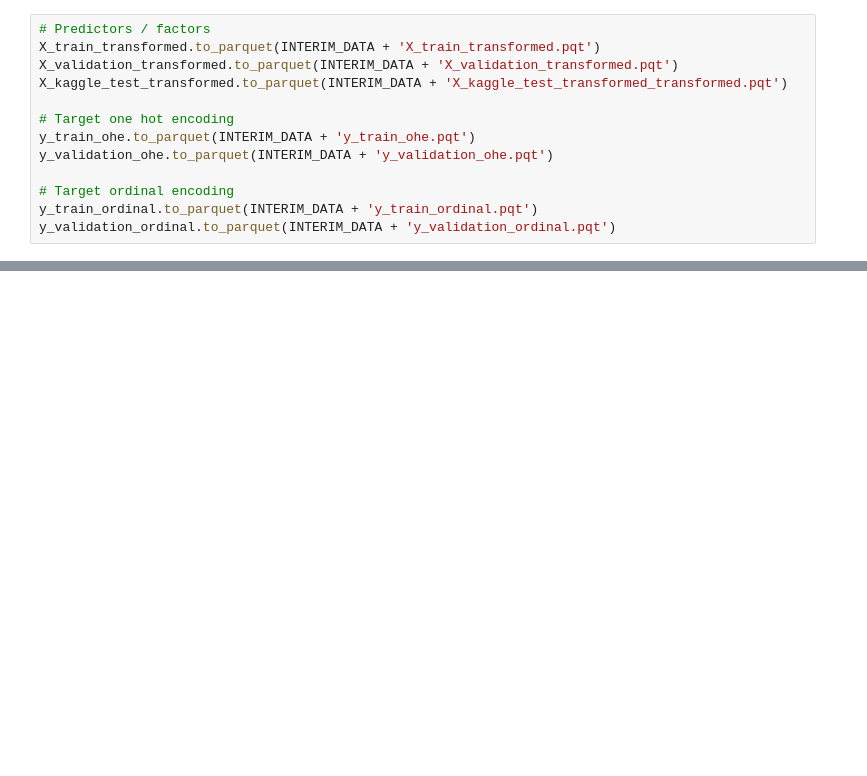
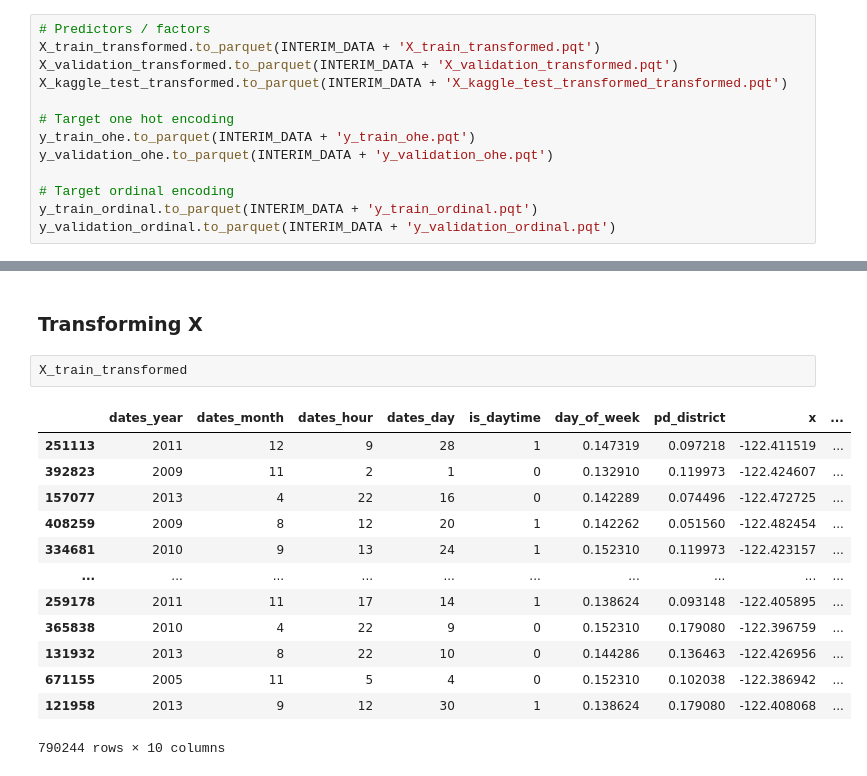
Before and after one commit to marcodeamicis/sf_crime, a Jupyter notebook: notebooks/2_data_preparation_suto.ipynb, the cells around one changed output, grey strips where cells are left out. Drawn from its saved outputs; the diff is of its cells as text; blank space fills up the shorter version.

```diff
--- a/notebooks/2_data_preparation_suto.ipynb
+++ b/notebooks/2_data_preparation_suto.ipynb
@@ -392,0 +414,18 @@ y_validation_ordinal.to_parquet(INTERIM_DATA + 'y_validation_ordinal.pqt')
+# %% [markdown]
+### Transforming X
+# %%
+X_train_transformed
+# %% [output]
+|  | dates_year | dates_month | dates_hour | dates_day | is_daytime | day_of_week | pd_district | x | ... |
+| 251113 | 2011 | 12 | 9 | 28 | 1 | 0.147319 | 0.097218 | -122.411519 | ... |
+| 392823 | 2009 | 11 | 2 | 1 | 0 | 0.132910 | 0.119973 | -122.424607 | ... |
+| 157077 | 2013 | 4 | 22 | 16 | 0 | 0.142289 | 0.074496 | -122.472725 | ... |
+| 408259 | 2009 | 8 | 12 | 20 | 1 | 0.142262 | 0.051560 | -122.482454 | ... |
+| 334681 | 2010 | 9 | 13 | 24 | 1 | 0.152310 | 0.119973 | -122.423157 | ... |
+| ... | ... | ... | ... | ... | ... | ... | ... | ... | ... |
+| 259178 | 2011 | 11 | 17 | 14 | 1 | 0.138624 | 0.093148 | -122.405895 | ... |
+| 365838 | 2010 | 4 | 22 | 9 | 0 | 0.152310 | 0.179080 | -122.396759 | ... |
+| 131932 | 2013 | 8 | 22 | 10 | 0 | 0.144286 | 0.136463 | -122.426956 | ... |
+| 671155 | 2005 | 11 | 5 | 4 | 0 | 0.152310 | 0.102038 | -122.386942 | ... |
+| 121958 | 2013 | 9 | 12 | 30 | 1 | 0.138624 | 0.179080 | -122.408068 | ... |
+790244 rows × 10 columns
```
Also changed, not shown: parts of 11 cells of this notebook, 5 other files.
